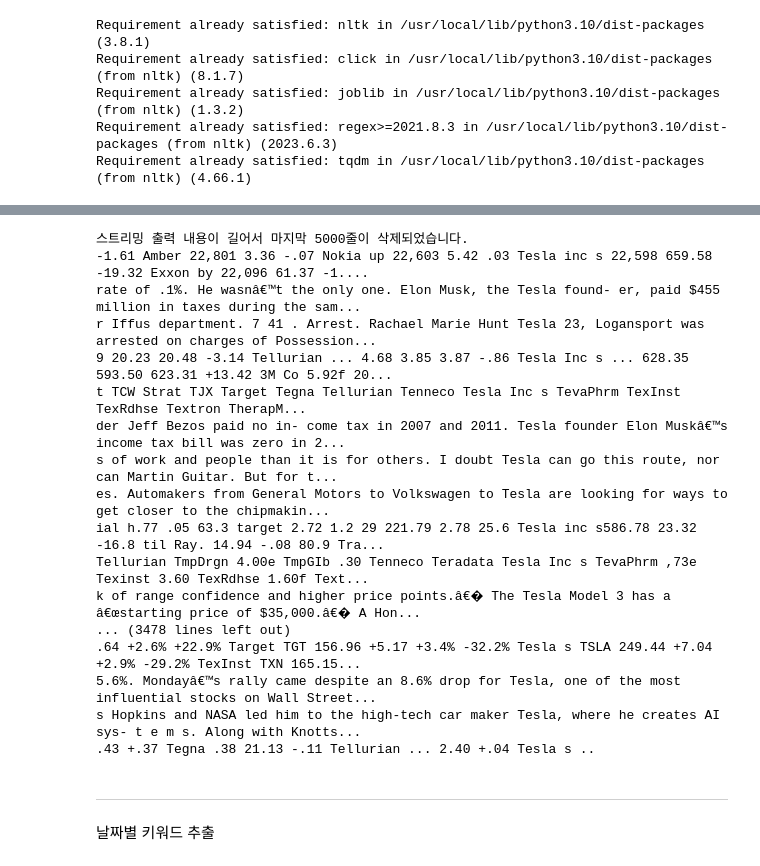
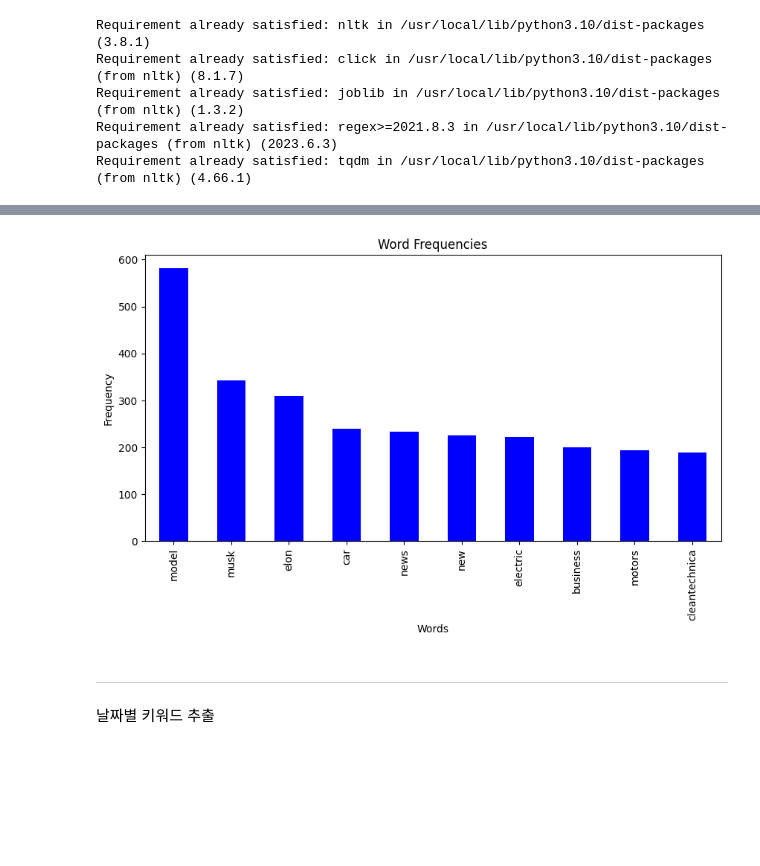
Before and after one commit to geun-hyoung/StockPredictionByTextMining, a Jupyter notebook: txt_.ipynb, the cells around one changed output, grey strips where cells are left out. Cells and saved outputs as stored; diff of their text form; code cells hidden in the pictures; blank space fills up the shorter version.

```diff
--- a/txt_.ipynb
+++ b/txt_.ipynb
@@ -310,36 +265,17 @@ Length: 15813, dtype: float64
-# %%
-from textblob import TextBlob
-
-# 감성 분석 함수
-def sentiment_analysis(sentences):
-    sentiments = []
-    for sentence in sentences:
-        blob = TextBlob(sentence)
-        sentiment = blob.sentiment.polarity  # -1에서 1까지의 값을 반환
-        sentiments.append(sentiment)
-    return sentiments
-
-sentiments = sentiment_analysis(sentences)
-
-print(sentiments)
-# %% [output]
-스트리밍 출력 내용이 길어서 마지막 5000줄이 삭제되었습니다.
--1.61 Amber 22,801 3.36 -.07 Nokia up 22,603 5.42 .03 Tesla inc s 22,598 659.58 -19.32 Exxon by 22,096 61.37 -1....
-rate of .1%. He wasnâ€™t the only one. Elon Musk, the Tesla found- er, paid $455 million in taxes during the sam...
-r Iffus department. 7 41 . Arrest. Rachael Marie Hunt Tesla 23, Logansport was arrested on charges of Possession...
-9 20.23 20.48 -3.14 Tellurian ... 4.68 3.85 3.87 -.86 Tesla Inc s ... 628.35 593.50 623.31 +13.42 3M Co 5.92f 20...
-t TCW Strat TJX Target Tegna Tellurian Tenneco Tesla Inc s TevaPhrm TexInst TexRdhse Textron TherapM...
-der Jeff Bezos paid no in- come tax in 2007 and 2011. Tesla founder Elon Muskâ€™s income tax bill was zero in 2...
-s of work and people than it is for others. I doubt Tesla can go this route, nor can Martin Guitar. But for t...
-es. Automakers from General Motors to Volkswagen to Tesla are looking for ways to get closer to the chipmakin...
-ial h.77 .05 63.3 target 2.72 1.2 29 221.79 2.78 25.6 Tesla inc s586.78 23.32 -16.8 til Ray. 14.94 -.08 80.9 Tra...
-Tellurian TmpDrgn 4.00e TmpGIb .30 Tenneco Teradata Tesla Inc s TevaPhrm ,73e Texinst 3.60 TexRdhse 1.60f Text...
-k of range confidence and higher price points.â€� The Tesla Model 3 has a â€œstarting price of $35,000.â€� A Hon...
-... (3478 lines left out)
-.64 +2.6% +22.9% Target TGT 156.96 +5.17 +3.4% -32.2% Tesla s TSLA 249.44 +7.04 +2.9% -29.2% TexInst TXN 165.15...
-5.6%. Mondayâ€™s rally came despite an 8.6% drop for Tesla, one of the most influential stocks on Wall Street...
-s Hopkins and NASA led him to the high-tech car maker Tesla, where he creates AI sys- t e m s. Along with Knotts...
-.43 +.37 Tegna .38 21.13 -.11 Tellurian ... 2.40 +.04 Tesla s ..
+# %%
+### 빈도분석
+
+word_frequencies = tfidf_df.sum()
+top_words = word_frequencies.sort_values(ascending=False).head(10)
+
+plt.figure(figsize=(10, 5))
+top_words.sort_values(ascending=False).plot(kind='bar', color='blue')
+plt.title('Word Frequencies')
+plt.xlabel('Words')
+plt.ylabel('Frequency')
+plt.show()
+# %% [output]
+[figure, added]
 # %%
 
 # 문장에서 상위 키워드 추출 함수
```
Also changed, not shown: parts of 43 cells of this notebook.
